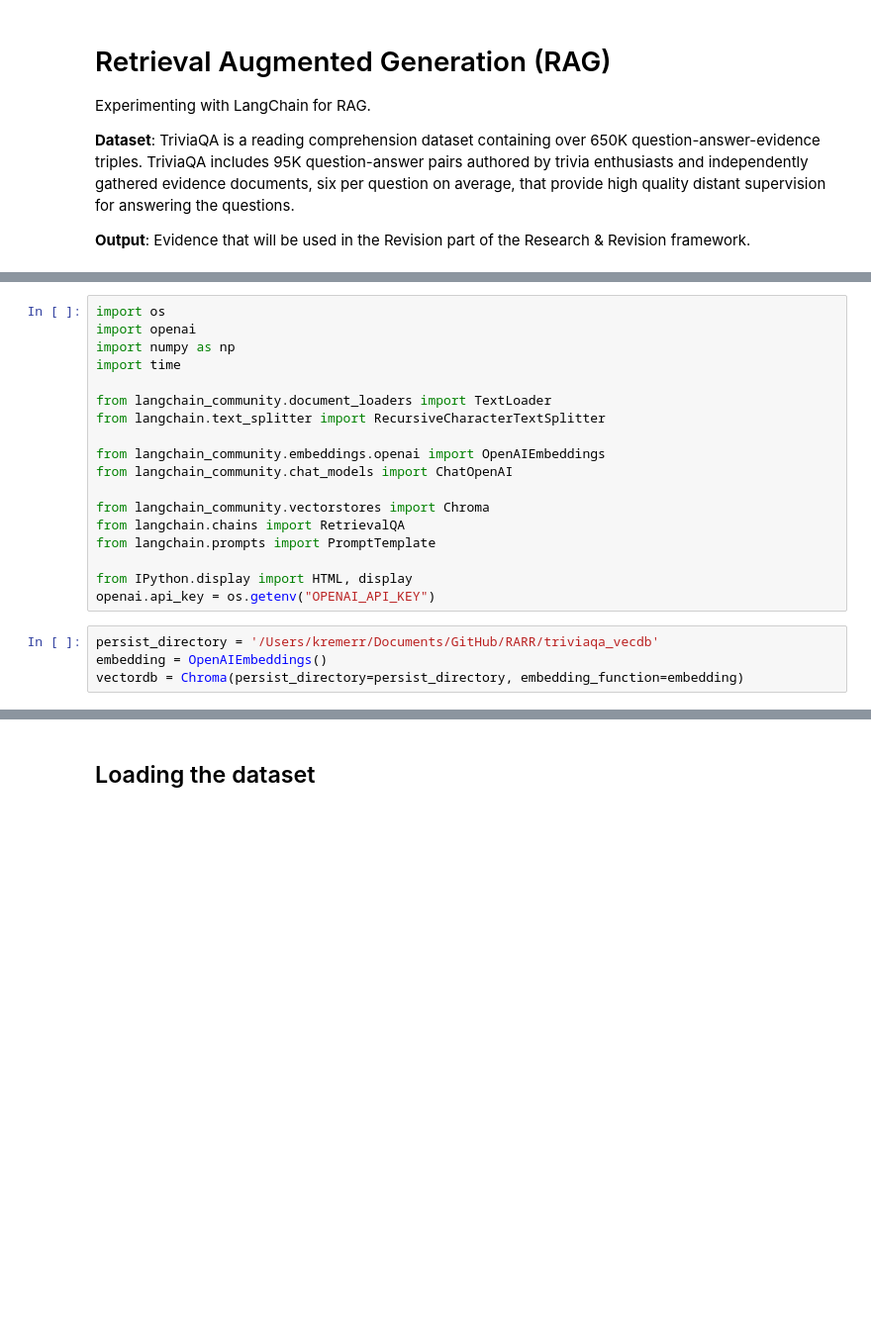
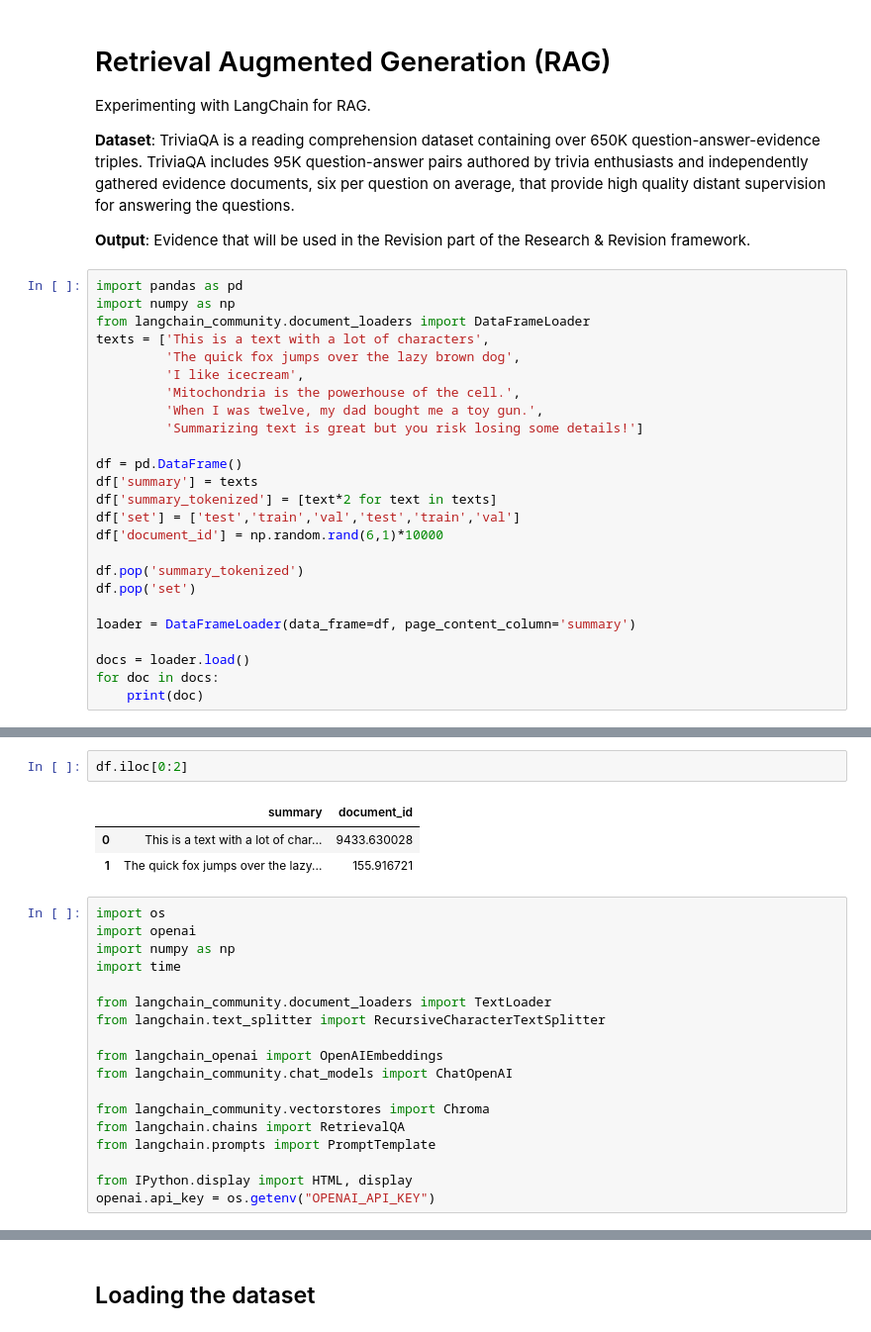
Before and after one commit to els-ronk/RARR, a Jupyter notebook: notebooks/TriviaQA_RAG_exploration.ipynb, the cells around one changed output, grey strips where cells are left out. Shown: that part at 99% size. Saved outputs shown, nothing was run; the diff lists cells and outputs as text; blank space fills up the shorter version.

```diff
--- a/notebooks/TriviaQA_RAG_exploration.ipynb
+++ b/notebooks/TriviaQA_RAG_exploration.ipynb
@@ -6,3 +6,28 @@ Experimenting with LangChain for RAG.
 **Dataset**: TriviaQA is a reading comprehension dataset containing over 650K question-answer-evidence triples. TriviaQA includes 95K question-answer pairs authored by trivia enthusiasts and independently gathered evidence documents, six per question on average, that provide high quality distant supervision for answering the questions.
 
 **Output**: Evidence that will be used in the Revision part of the Research & Revision framework.
+# %%
+import pandas as pd
+import numpy as np
+from langchain_community.document_loaders import DataFrameLoader
+texts = ['This is a text with a lot of characters',
+         'The quick fox jumps over the lazy brown dog',
+         'I like icecream',
+         'Mitochondria is the powerhouse of the cell.',
+         'When I was twelve, my dad bought me a toy gun.',
+         'Summarizing text is great but you risk losing some details!']
+
+df = pd.DataFrame()
+df['summary'] = texts
+df['summary_tokenized'] = [text*2 for text in texts]
+df['set'] = ['test','train','val','test','train','val']
+df['document_id'] = np.random.rand(6,1)*10000
+
+df.pop('summary_tokenized')
+df.pop('set')
+
+loader = DataFrameLoader(data_frame=df, page_content_column='summary')
+
+docs = loader.load()
+for doc in docs:
+    print(doc)
@@ -9,3 +41,9 @@ Experimenting with LangChain for RAG.
+# %%
+df.iloc[0:2]
+# %% [output]
+|  | summary | document_id |
+| 0 | This is a text with a lot of char... | 9433.630028 |
+| 1 | The quick fox jumps over the lazy... | 155.916721 |
 # %%
 import os
 import openai
@@ -15,7 +53,7 @@ import time
 from langchain_community.document_loaders import TextLoader
 from langchain.text_splitter import RecursiveCharacterTextSplitter
 
-from langchain_community.embeddings.openai import OpenAIEmbeddings
+from langchain_openai import OpenAIEmbeddings
 from langchain_community.chat_models import ChatOpenAI
 
 from langchain_community.vectorstores import Chroma
@@ -24,7 +62,3 @@ from langchain.prompts import PromptTemplate
 
 from IPython.display import HTML, display
 openai.api_key = os.getenv("OPENAI_API_KEY")
-# %%
-persist_directory = '/Users/kremerr/Documents/GitHub/RARR/triviaqa_vecdb'
-embedding = OpenAIEmbeddings()
-vectordb = Chroma(persist_directory=persist_directory, embedding_function=embedding)
```
Also changed, not shown: parts of 3 cells of this notebook.
